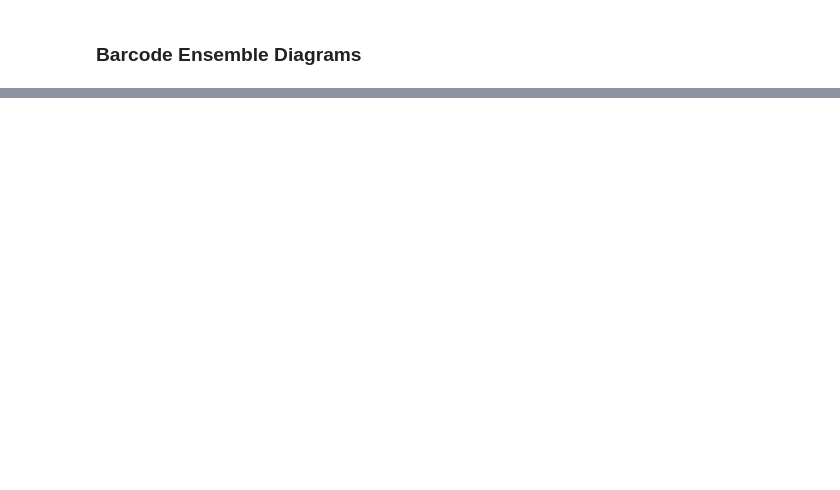
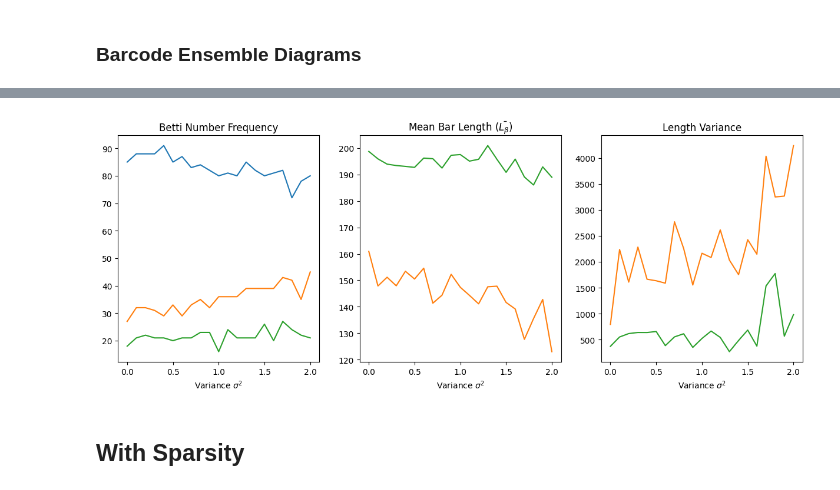
Before and after one commit to alfonsomiguelcruz/pgc_btip_topone, a Jupyter notebook: [clr] sim.ipynb, the cells around one changed output, grey strips where cells are left out. Cells and saved outputs as stored; diff of their text form; code cells hidden in the pictures; blank space fills up the shorter version.

```diff
--- a/[clr] sim.ipynb
+++ b/[clr] sim.ipynb
@@ -101,0 +104,41 @@ bottom = np.zeros(21)
+# %%
+fig, axs = plt.subplots(nrows=1, ncols=3, figsize=(15,5))
+
+# Generate plot for Betti numbers of different variances
+var_values = [round(x / 10, 2) for x in range(0,21)]
+var_betti_numbers = np.empty((len(var_values), targ.MAXDIM + 1))
+mean_barcode_lengths = np.empty((len(var_values),targ.MAXDIM + 1))
+variance_barcode_lengths = np.empty((len(var_values), targ.MAXDIM + 1))
+
+for i in range(0, len(var_values)):
+    var_betti_numbers[i] = targ.get_betti_numbers(homologies[i])
+    mean_barcode_lengths[i], variance_barcode_lengths[i] = targ.get_barcode_length_statistics(homologies[i])
+
+# y1, y2, y3
+var_betti_numbers = var_betti_numbers.T
+mean_barcode_lengths = mean_barcode_lengths.T
+variance_barcode_lengths = variance_barcode_lengths.T
+
+axs[0].plot(var_values, var_betti_numbers[0, :], label="Betti Number $\\beta_0$")
+axs[0].plot(var_values, var_betti_numbers[1, :], label="Betti Number $\\beta_1$")
+axs[0].plot(var_values, var_betti_numbers[2, :], label="Betti Number $\\beta_2$")
+axs[0].set_title("Betti Number Frequency")
+axs[0].set(xlabel="Variance $\\sigma^2$")
+
+axs[1].plot(var_values, mean_barcode_lengths[0, :], label="Mean Barcode Length $H_0$")
+axs[1].plot(var_values, mean_barcode_lengths[1, :], label="Mean Barcode Length $H_1$")
+axs[1].plot(var_values, mean_barcode_lengths[2, :], label="Mean Barcode Length $H_2$")
+axs[1].set_title("Mean Bar Length ($\\bar{L_\\beta}$)")
+axs[1].set(xlabel="Variance $\\sigma^2$")
+
+axs[2].plot(var_values, variance_barcode_lengths[0, :], label="Barcode Length Variance $H_0$")
+axs[2].plot(var_values, variance_barcode_lengths[1, :], label="Barcode Length Variance $H_1$")
+axs[2].plot(var_values, variance_barcode_lengths[2, :], label="Barcode Length Variance $H_2$")
+axs[2].set_title("Length Variance")
+axs[2].set(xlabel="Variance $\\sigma^2$")
+
+plt.show()
+# %% [output]
+[figure, added]
+# %% [markdown]
+## With Sparsity
```
Also changed, not shown: parts of 11 cells of this notebook, 1 other file.
